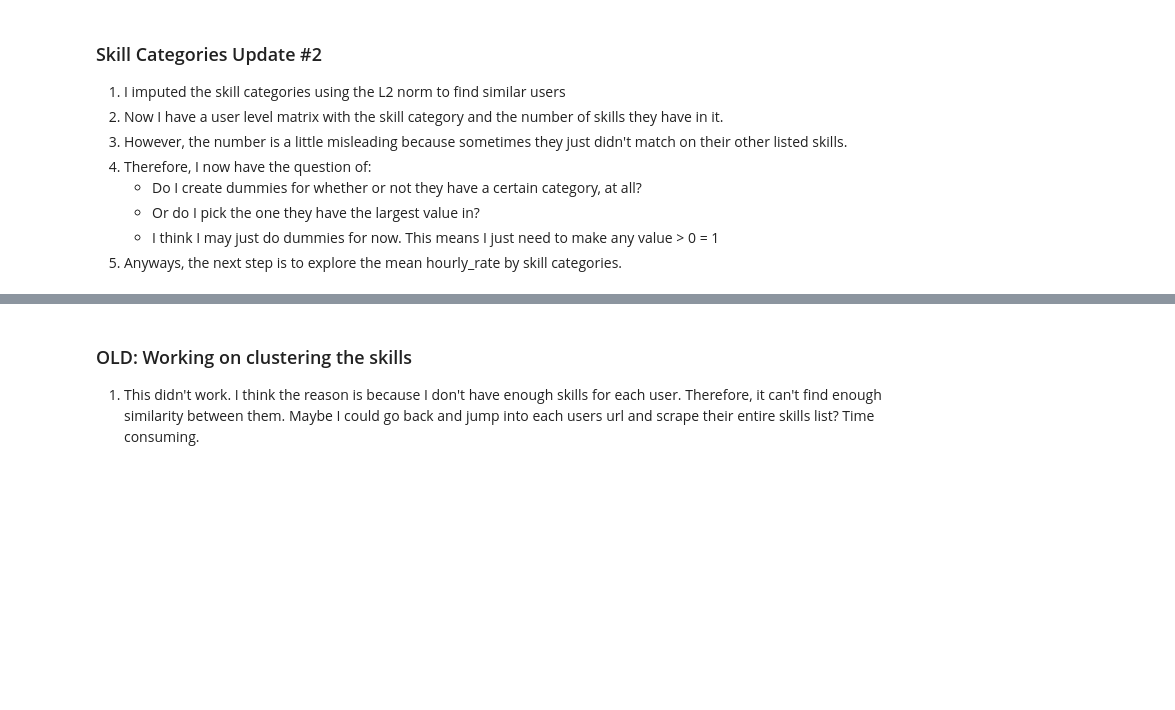
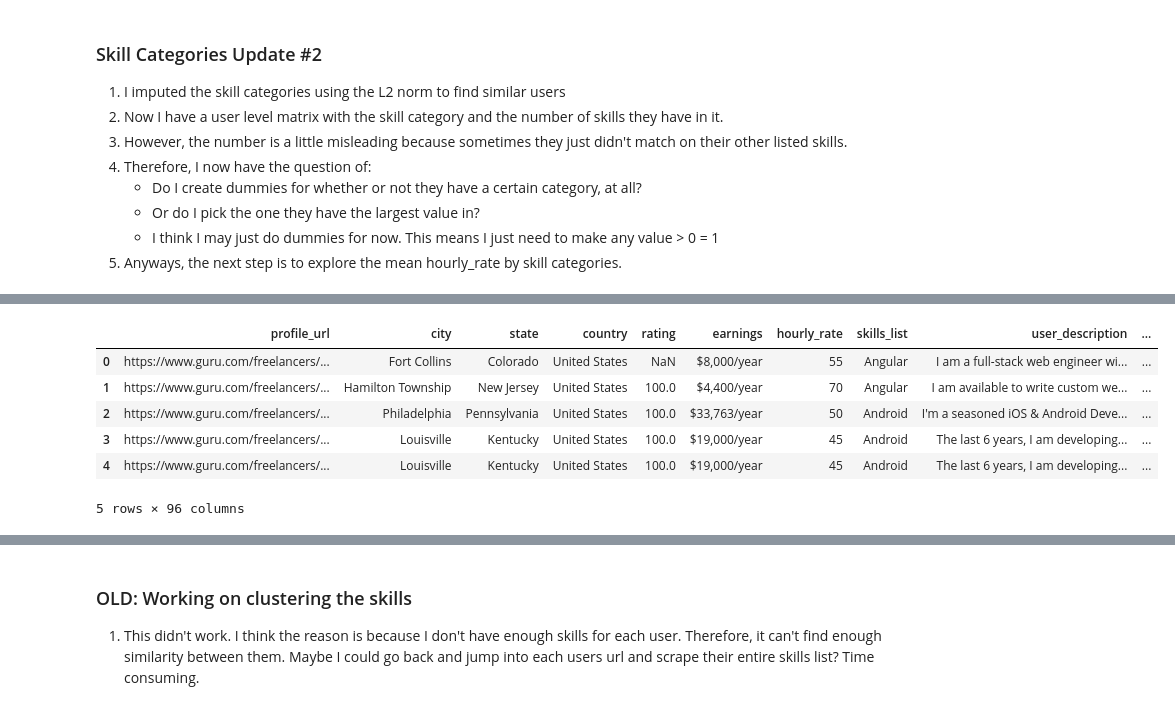
Before and after one commit to lmgibson/MyRate, a Jupyter notebook: notebooks/myrate_eda.ipynb, the cells around one changed output, grey strips where cells are left out. Drawn from its saved outputs; the diff is of its cells as text; code cells hidden in the pictures; blank space fills up the shorter version.

Commit message:
Added skill category variables

```diff
--- a/notebooks/myrate_eda.ipynb
+++ b/notebooks/myrate_eda.ipynb
@@ -512,7 +465,7 @@ skills_table_dummies = skills_table_dummies.reset_index()
 # %%
 # And merging
 skills_table_dummies = pd.merge(skills_table_dummies,
-                                skill_category_matrix[['profile_url','has_categories']],
+                                skill_category_matrix.loc[:,['profile_url','has_categories']],
                                 left_on = 'profile_url',
                                 right_on = 'profile_url',
                                 how = 'left')
@@ -559,8 +510,10 @@ for j in range(0,no_cat.shape[0]):
     impute_cat.iloc[j,1:] = skill_category_matrix.iloc[min_indices[j],1:10]
 # %%
 # Append to skill_category_matrix
-full_cat = skill_category_matrix.append(impute_cat).drop(['has_categories'], axis = 1)
-
+full_cat = skill_category_matrix.append(impute_cat)
+full_cat = full_cat.drop(['has_categories'], axis = 1)
+full_cat = full_cat.drop(['index'],axis = 1)
+full_cat = full_cat.fillna(0)
 # Done!
 # %% [markdown]
 ### Skill Categories Update #2
@@ -578,0 +529,3 @@ full_cat.iloc[:,1:]
+# %%
+# Merging it into the data
+dt = pd.merge(dt, full_cat, on="profile_url")
@@ -578,0 +549,10 @@ full_cat.iloc[:,1:]
+# %%
+dt.head()
+# %% [output]
+|  | profile_url | city | state | country | rating | earnings | hourly_rate | skills_list | user_description | ... |
+| 0 | https://www.guru.com/freelancers/... | Fort Collins | Colorado | United States | NaN | $8,000/year | 55 | Angular | I am a full-stack web engineer wi... | ... |
+| 1 | https://www.guru.com/freelancers/... | Hamilton Township | New Jersey | United States | 100.0 | $4,400/year | 70 | Angular | I am available to write custom we... | ... |
+| 2 | https://www.guru.com/freelancers/... | Philadelphia | Pennsylvania | United States | 100.0 | $33,763/year | 50 | Android | I'm a seasoned iOS & Android Deve... | ... |
+| 3 | https://www.guru.com/freelancers/... | Louisville | Kentucky | United States | 100.0 | $19,000/year | 45 | Android | The last 6 years, I am developing... | ... |
+| 4 | https://www.guru.com/freelancers/... | Louisville | Kentucky | United States | 100.0 | $19,000/year | 45 | Android | The last 6 years, I am developing... | ... |
+5 rows × 96 columns
```
Also changed, not shown: parts of 25 cells of this notebook.
